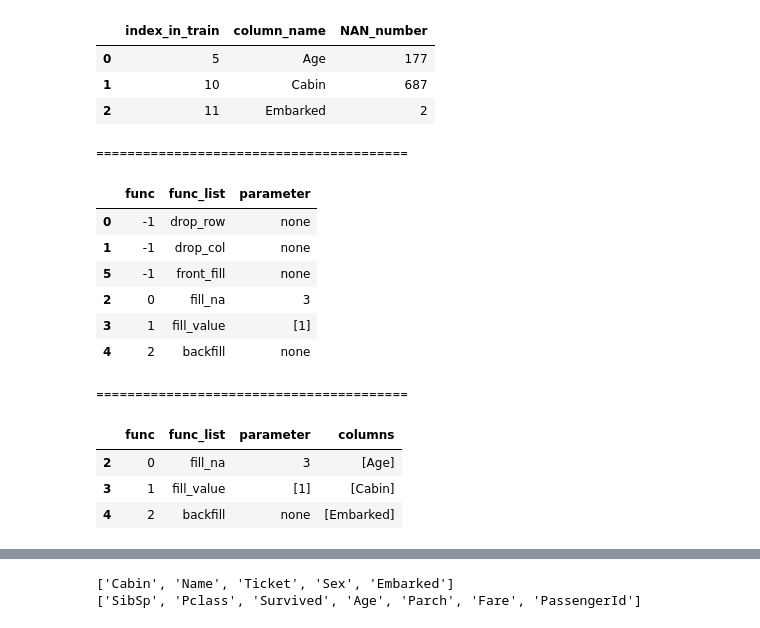
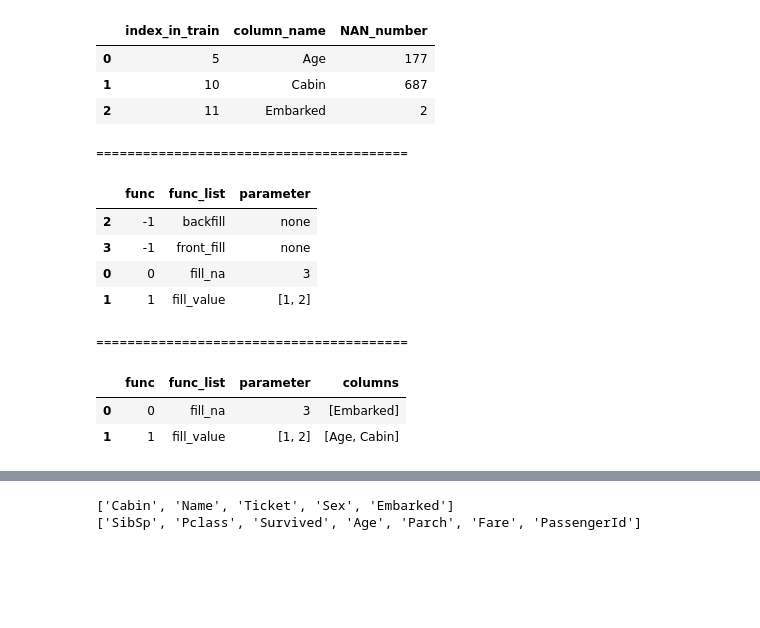
Before and after one commit to lakP44/coding-total, a Jupyter notebook: Python/데이터전처리/everything_of_preprocessing.ipynb, the cells around one changed output, grey strips where cells are left out. Drawn from its saved outputs; the diff is of its cells as text; code cells hidden in the pictures; blank space fills up the shorter version.

```diff
--- a/Python/데이터전처리/everything_of_preprocessing.ipynb
+++ b/Python/데이터전처리/everything_of_preprocessing.ipynb
@@ -79,51 +78,46 @@ print('=='*20)
 
 ##########################################################################################
 # 아래의 숫자는 파라미터입니다. 0부터 코드가 시작되며 결측치가 처리됩니다.
 # fill_na의 [0]은 순서, [1]은 채워지는 값입니다.
 # fill_value의 [0]은 순서, [1]은 정해주는 컬럼마다 채워지는 값입니다. ex) ['Age'. 'Fare'], [1, 2]이면 // Age는 1, Fare은 2로 채워짐
 # col_list에는 리스트 형태로 컬럼명을 넣어주면 됩니다. 주의 : 이중 리스트가 아님!
 
-col_list = [['Age'], ['Cabin'],['Embarked']]
-drop_row = -1
-drop_col = -1
+col_list = [['Embarked'], ['Age', 'Cabin']]
 fill_na = [0, 3]
-fill_value = [1, [1]]
-back_fill = 2
+fill_value = [1, [1, 2]]
+back_fill = -1
 front_fill = -1
 
 ##########################################################################################
 
-sequence_view = ["data", col_list, drop_row, drop_col, fill_na, fill_value, back_fill, front_fill]
+sequence_view = ["data", col_list, fill_na, fill_value, back_fill, front_fill]
 sequence_num = sequence_view[2 : len(sequence_view)]
 
-sequence_dic = pd.DataFrame({'func' : [drop_row, drop_col, fill_na[0], fill_value[0], back_fill, front_fill],
-                            'func_list' : ['drop_row', 'drop_col', 'fill_na', 'fill_value', 'backfill', 'front_fill'],
-                            'parameter' : ['none', 'none', fill_na[1], fill_value[1], 'none', 'none']})
+sequence_dic = pd.DataFrame({'func' : [fill_na[0], fill_value[0], back_fill, front_fill],
+                            'func_list' : ['fill_na', 'fill_value', 'backfill', 'front_fill'],
+                            'parameter' : [fill_na[1], fill_value[1], 'none', 'none']})
 sequence_dic = sequence_dic.sort_values('func')
 
 
 display(sequence_dic)
 
 sequence_dic = sequence_dic[sequence_dic['func'] >= 0]
 sequence_dic['columns'] = col_list
 print('=='*20)
 display(sequence_dic)
 # %% [output]
 |  | index_in_train | column_name | NAN_number |
 | 0 | 5 | Age | 177 |
 | 1 | 10 | Cabin | 687 |
 | 2 | 11 | Embarked | 2 |
 ========================================
 |  | func | func_list | parameter |
-| 0 | -1 | drop_row | none |
-| 1 | -1 | drop_col | none |
-| 5 | -1 | front_fill | none |
-| 2 | 0 | fill_na | 3 |
-| 3 | 1 | fill_value | [1] |
-| 4 | 2 | backfill | none |
+| 2 | -1 | backfill | none |
+| 3 | -1 | front_fill | none |
+| 0 | 0 | fill_na | 3 |
+| 1 | 1 | fill_value | [1, 2] |
 ========================================
 |  | func | func_list | parameter | columns |
-| 2 | 0 | fill_na | 3 | [Age] |
-| 3 | 1 | fill_value | [1] | [Cabin] |
-| 4 | 2 | backfill | none | [Embarked] |
+| 0 | 0 | fill_na | 3 | [Embarked] |
+| 1 | 1 | fill_value | [1, 2] | [Age, Cabin] |
 # %%
```
Also changed, not shown: parts of 4 cells of this notebook.
